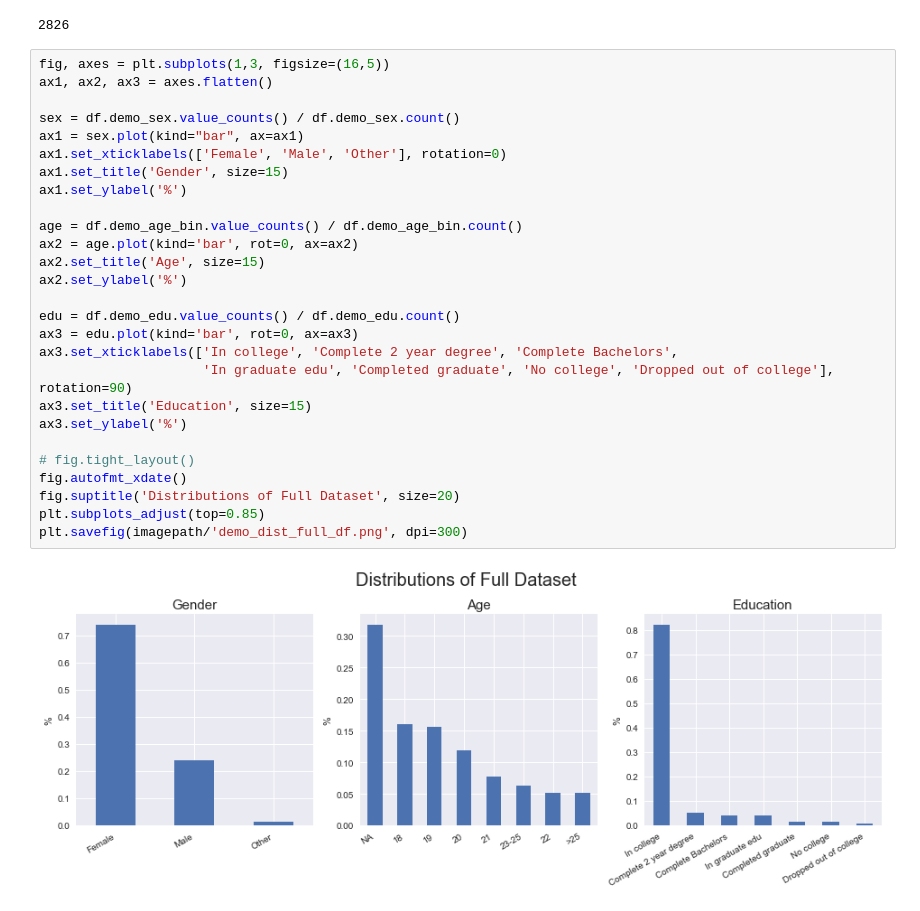
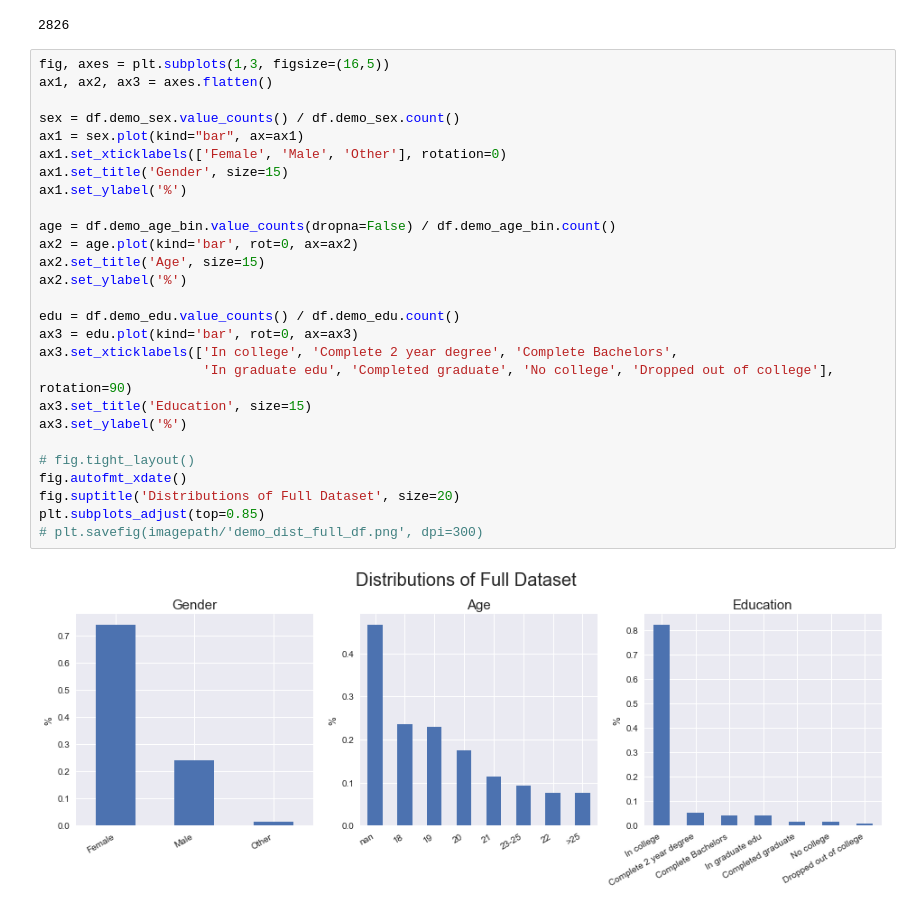
Before and after one commit to anthonybaulo/emerging-adulthood-psych-study, a Jupyter notebook: main/plots.ipynb, the cells around one changed output. Cells and saved outputs as stored; diff of their text form.

Commit message:
Add plots

```diff
--- a/main/plots.ipynb
+++ b/main/plots.ipynb
@@ -29,29 +29,29 @@ df.demo_sex.count()
 # %%
 fig, axes = plt.subplots(1,3, figsize=(16,5))
 ax1, ax2, ax3 = axes.flatten()
 
 sex = df.demo_sex.value_counts() / df.demo_sex.count()
 ax1 = sex.plot(kind="bar", ax=ax1)
 ax1.set_xticklabels(['Female', 'Male', 'Other'], rotation=0)
 ax1.set_title('Gender', size=15)
 ax1.set_ylabel('%')
 
-age = df.demo_age_bin.value_counts() / df.demo_age_bin.count()
+age = df.demo_age_bin.value_counts(dropna=False) / df.demo_age_bin.count()
 ax2 = age.plot(kind='bar', rot=0, ax=ax2)
 ax2.set_title('Age', size=15)
 ax2.set_ylabel('%')
 
 edu = df.demo_edu.value_counts() / df.demo_edu.count()
 ax3 = edu.plot(kind='bar', rot=0, ax=ax3)
 ax3.set_xticklabels(['In college', 'Complete 2 year degree', 'Complete Bachelors',
                      'In graduate edu', 'Completed graduate', 'No college', 'Dropped out of college'], rotation=90)
 ax3.set_title('Education', size=15)
 ax3.set_ylabel('%')
 
 # fig.tight_layout()
 fig.autofmt_xdate()
 fig.suptitle('Distributions of Full Dataset', size=20)
 plt.subplots_adjust(top=0.85)
-plt.savefig(imagepath/'demo_dist_full_df.png', dpi=300)
+# plt.savefig(imagepath/'demo_dist_full_df.png', dpi=300)
 # %% [output]
-[figure, old version]
+[figure, new version]
```
Also changed, not shown: parts of 1 cell of this notebook, 1 other file.
